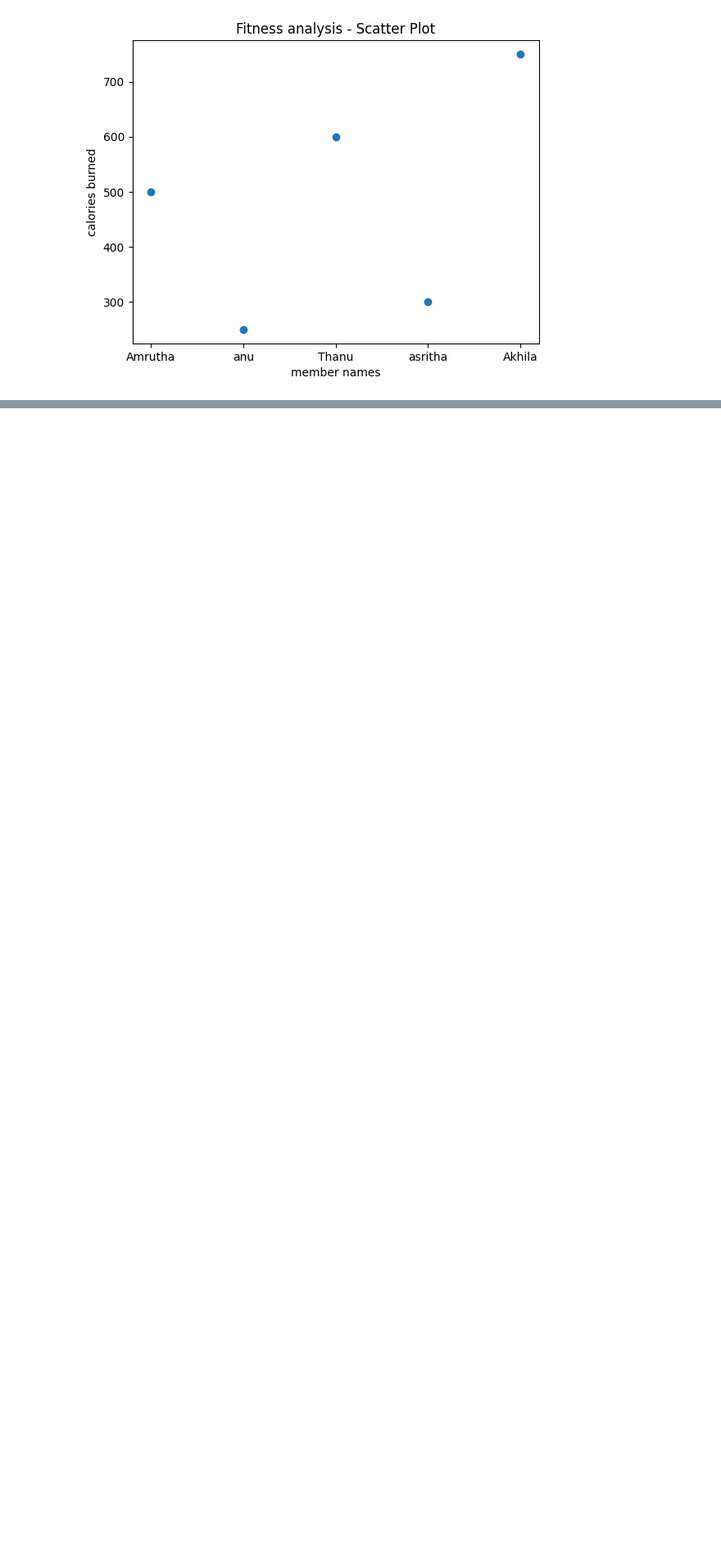
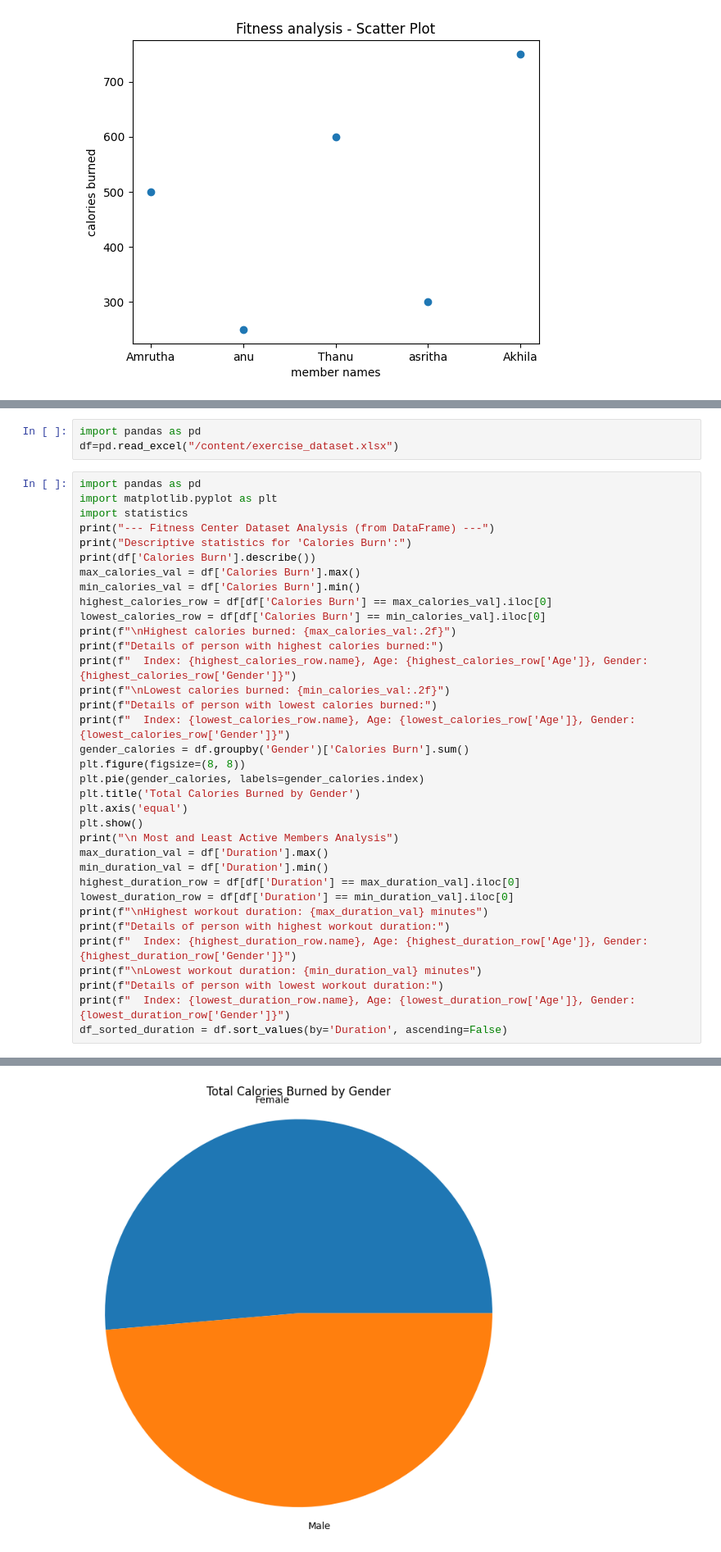
Before and after one commit to AmruthaBS282004/DATA-ANALYTICS, a Jupyter notebook: descriptive.ipynb, the cells around one changed output, grey strips where cells are left out. Shown at 82% size. Drawn from its saved outputs; the diff is of its cells as text; blank space fills up the shorter version.

```diff
--- a/descriptive.ipynb
+++ b/descriptive.ipynb
@@ -56,0 +131,39 @@ person with maximum calories burned: Akhila
+# %%
+import pandas as pd
+df=pd.read_excel("/content/exercise_dataset.xlsx")
+# %%
+import pandas as pd
+import matplotlib.pyplot as plt
+import statistics
+print("--- Fitness Center Dataset Analysis (from DataFrame) ---")
+print("Descriptive statistics for 'Calories Burn':")
+print(df['Calories Burn'].describe())
+max_calories_val = df['Calories Burn'].max()
+min_calories_val = df['Calories Burn'].min()
+highest_calories_row = df[df['Calories Burn'] == max_calories_val].iloc[0]
+lowest_calories_row = df[df['Calories Burn'] == min_calories_val].iloc[0]
+print(f"\nHighest calories burned: {max_calories_val:.2f}")
+print(f"Details of person with highest calories burned:")
+print(f"  Index: {highest_calories_row.name}, Age: {highest_calories_row['Age']}, Gender: {highest_calories_row['Gender']}")
+print(f"\nLowest calories burned: {min_calories_val:.2f}")
+print(f"Details of person with lowest calories burned:")
+print(f"  Index: {lowest_calories_row.name}, Age: {lowest_calories_row['Age']}, Gender: {lowest_calories_row['Gender']}")
+gender_calories = df.groupby('Gender')['Calories Burn'].sum()
+plt.figure(figsize=(8, 8))
+plt.pie(gender_calories, labels=gender_calories.index)
+plt.title('Total Calories Burned by Gender')
+plt.axis('equal')
+plt.show()
+print("\n Most and Least Active Members Analysis")
+max_duration_val = df['Duration'].max()
+min_duration_val = df['Duration'].min()
+highest_duration_row = df[df['Duration'] == max_duration_val].iloc[0]
+lowest_duration_row = df[df['Duration'] == min_duration_val].iloc[0]
+print(f"\nHighest workout duration: {max_duration_val} minutes")
+print(f"Details of person with highest workout duration:")
+print(f"  Index: {highest_duration_row.name}, Age: {highest_duration_row['Age']}, Gender: {highest_duration_row['Gender']}")
+print(f"\nLowest workout duration: {min_duration_val} minutes")
+print(f"Details of person with lowest workout duration:")
+print(f"  Index: {lowest_duration_row.name}, Age: {lowest_duration_row['Age']}, Gender: {lowest_duration_row['Gender']}")
+df_sorted_duration = df.sort_values(by='Duration', ascending=False)
+# %% [output]
@@ -56,0 +189 @@ person with maximum calories burned: Akhila
+[figure, added]
```
Also changed, not shown: parts of 9 cells of this notebook.
